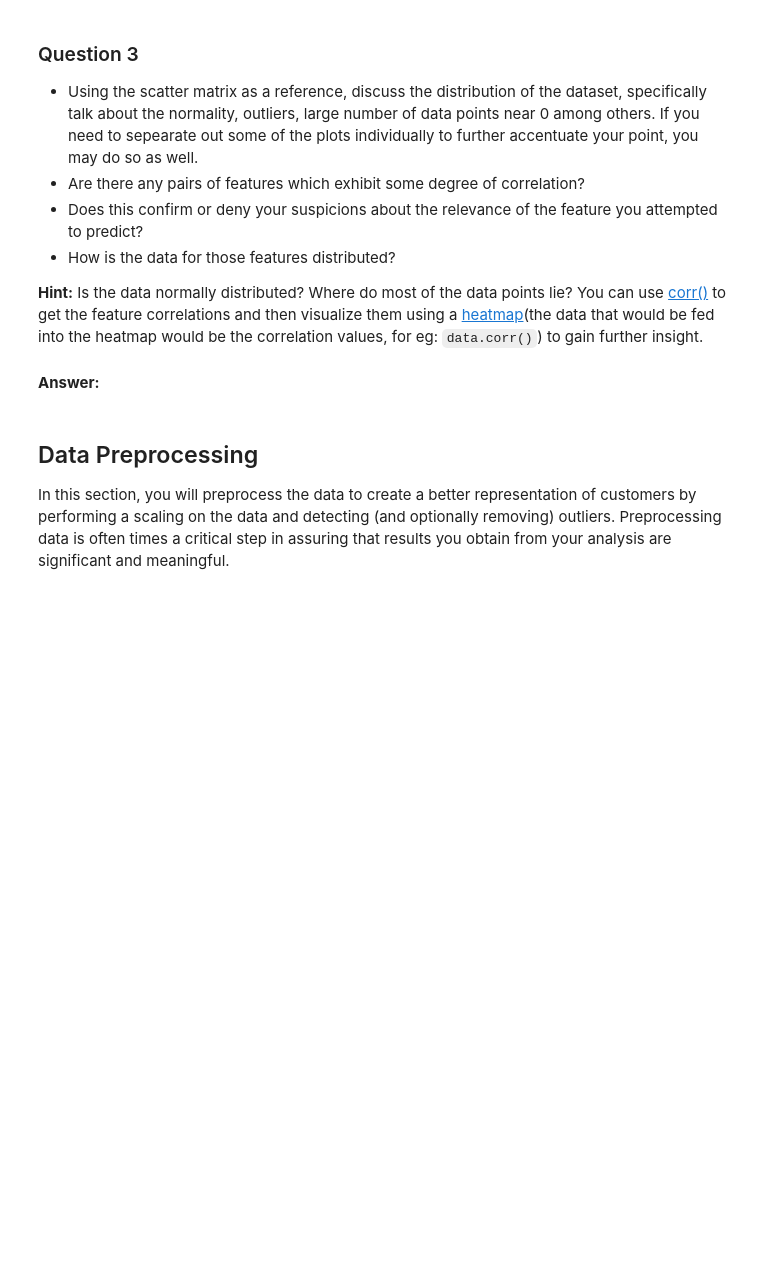
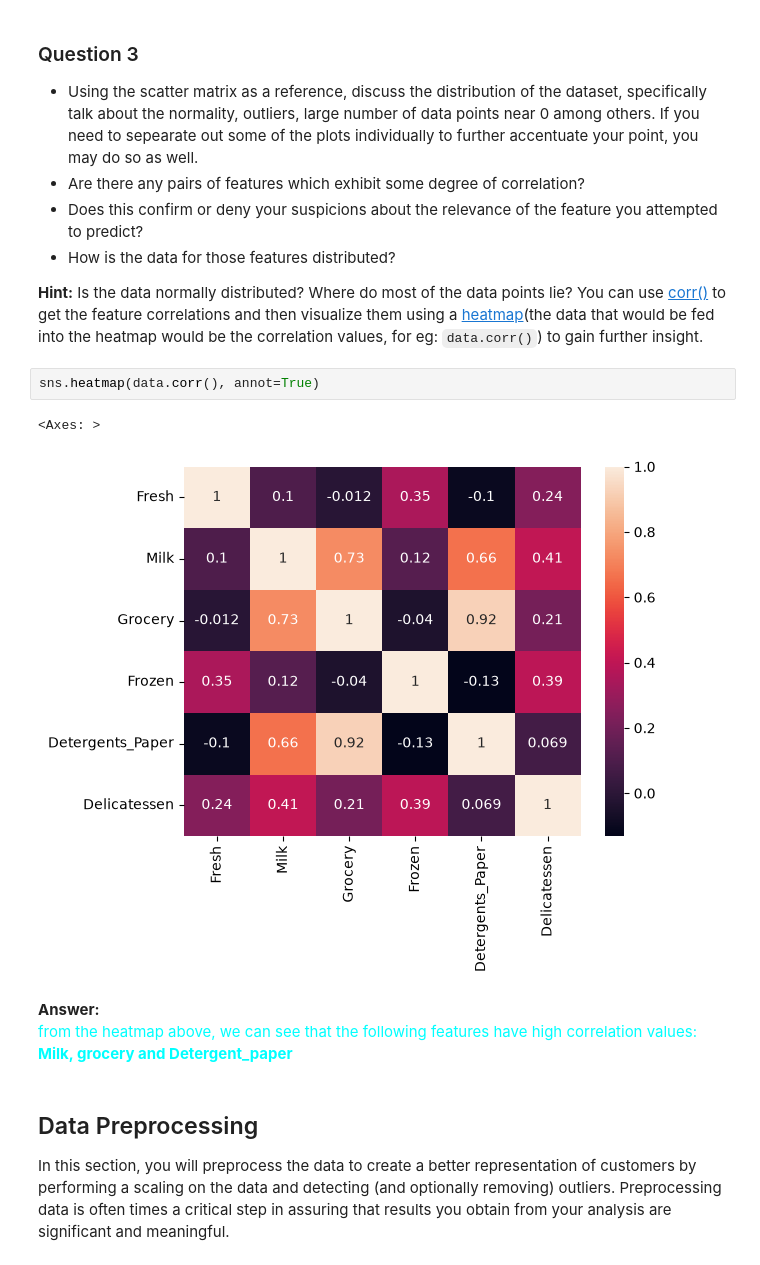
Before and after one commit to hebakhattabGIS/p3, a Jupyter notebook: customer_segments.ipynb, the cells around one changed output. Cells and saved outputs as stored; diff of their text form; blank space fills up the shorter version.

```diff
--- a/customer_segments.ipynb
+++ b/customer_segments.ipynb
@@ -147,8 +168,17 @@ pd.plotting.scatter_matrix(data, alpha = 0.3, figsize = (14,8), diagonal = 'kde'
 * How is the data for those features distributed?
 
 **Hint:** Is the data normally distributed? Where do most of the data points lie? You can use [corr()](https://pandas.pydata.org/pandas-docs/stable/generated/pandas.DataFrame.corr.html) to get the feature correlations and then visualize them using a [heatmap](http://seaborn.pydata.org/generated/seaborn.heatmap.html)(the data that would be fed into the heatmap would be the correlation values, for eg: `data.corr()`) to gain further insight.
-# %% [markdown]
-**Answer:**
+# %%
+sns.heatmap(data.corr(), annot=True)
+# %% [output]
+<Axes: >
+[figure, added]
+# %% [markdown]
+**Answer:**<br>
+<font color='cyan'> from the heatmap above, we can see that the following features have high correlation values:<br>
+<b>Milk, grocery and Detergent_paper</b><br>
+
+ </font>
 # %% [markdown]
 ## Data Preprocessing
 In this section, you will preprocess the data to create a better representation of customers by performing a scaling on the data and detecting (and optionally removing) outliers. Preprocessing data is often times a critical step in assuring that results you obtain from your analysis are significant and meaningful.
```
Also changed, not shown: parts of 10 cells of this notebook, 1 other file.
